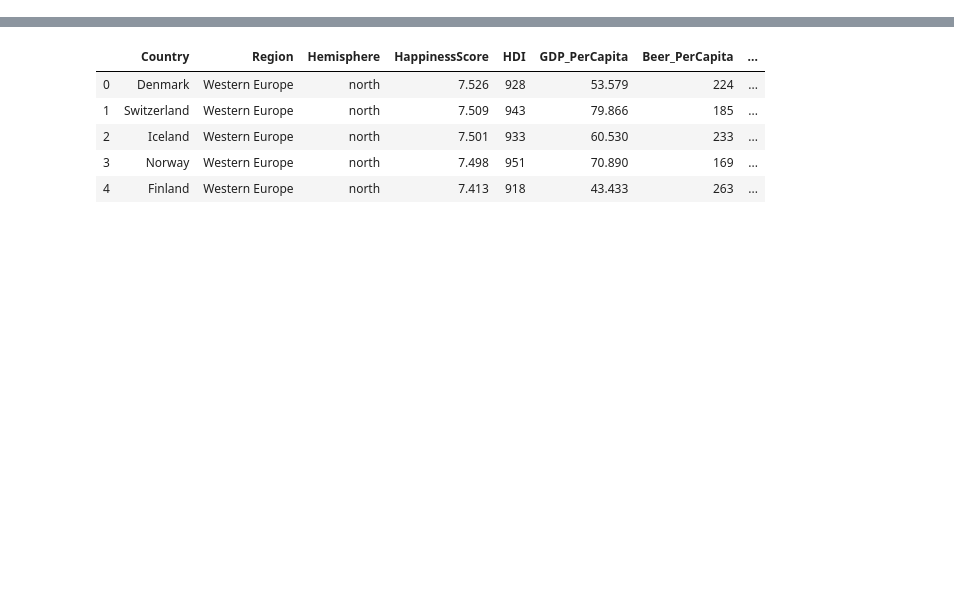
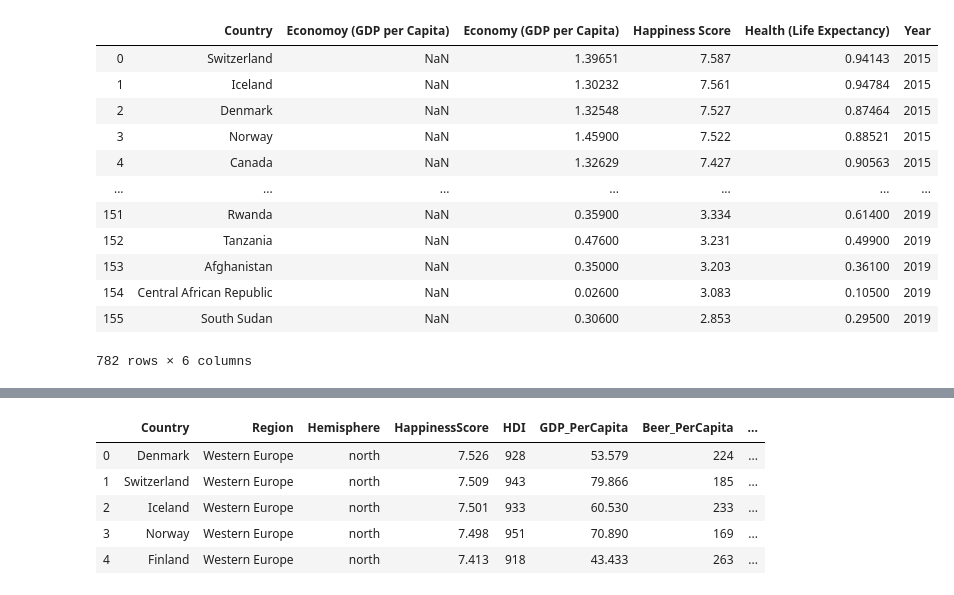
Before and after one commit to ngafron/Project-2, a Jupyter notebook: Happinessmunging.ipynb, the cells around one changed output, grey strips where cells are left out. Cells and saved outputs as stored; diff of their text form; code cells hidden in the pictures; blank space fills up the shorter version.

```diff
--- a/Happinessmunging.ipynb
+++ b/Happinessmunging.ipynb
@@ -51,0 +224,17 @@ happiness_df.drop(columns=['Region'])
+# %%
+happiness_df = happiness_df.append(df19)
+happiness_df
+# %% [output]
+|  | Country | Economoy (GDP per Capita) | Economy (GDP per Capita) | Happiness Score | Health (Life Expectancy) | Year |
+| 0 | Switzerland | NaN | 1.39651 | 7.587 | 0.94143 | 2015 |
+| 1 | Iceland | NaN | 1.30232 | 7.561 | 0.94784 | 2015 |
+| 2 | Denmark | NaN | 1.32548 | 7.527 | 0.87464 | 2015 |
+| 3 | Norway | NaN | 1.45900 | 7.522 | 0.88521 | 2015 |
+| 4 | Canada | NaN | 1.32629 | 7.427 | 0.90563 | 2015 |
+| ... | ... | ... | ... | ... | ... | ... |
+| 151 | Rwanda | NaN | 0.35900 | 3.334 | 0.61400 | 2019 |
+| 152 | Tanzania | NaN | 0.47600 | 3.231 | 0.49900 | 2019 |
+| 153 | Afghanistan | NaN | 0.35000 | 3.203 | 0.36100 | 2019 |
+| 154 | Central African Republic | NaN | 0.02600 | 3.083 | 0.10500 | 2019 |
+| 155 | South Sudan | NaN | 0.30600 | 2.853 | 0.29500 | 2019 |
+782 rows × 6 columns
```
Also changed, not shown: parts of 24 cells of this notebook, 7 other files.
